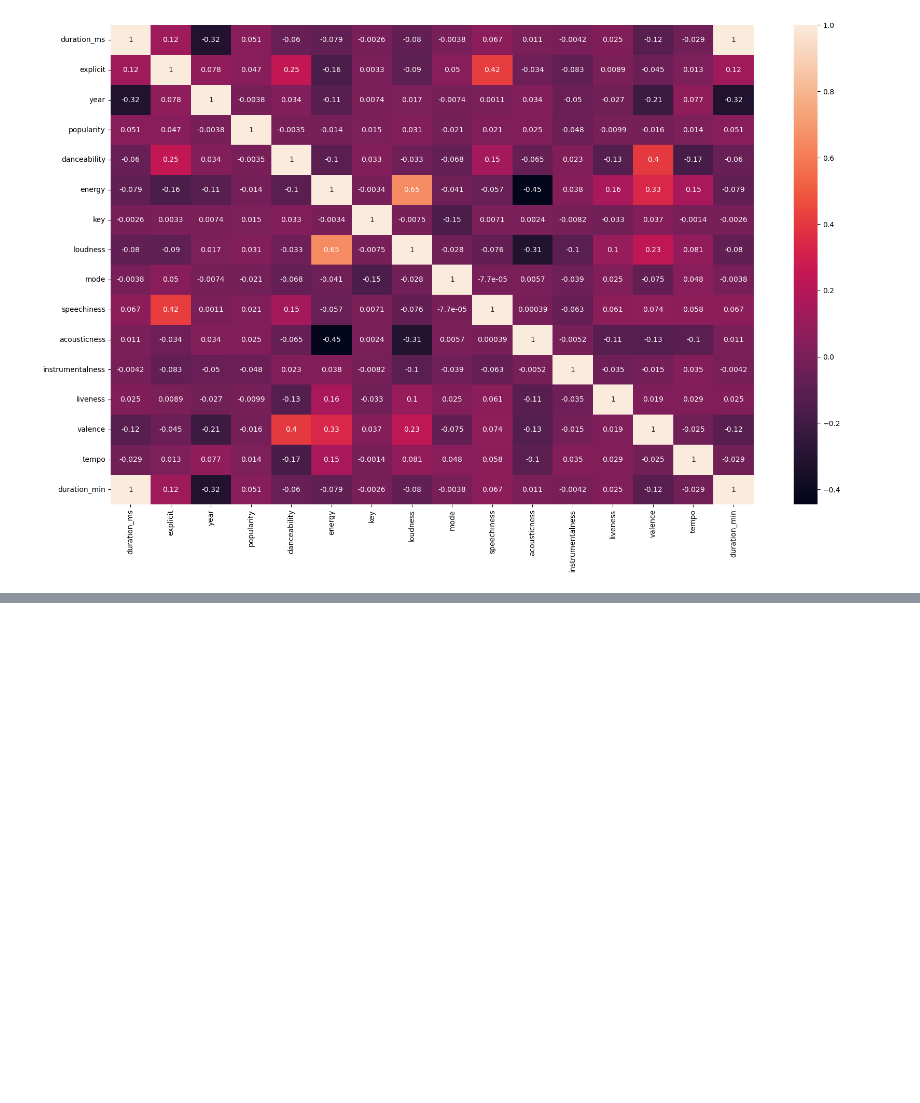
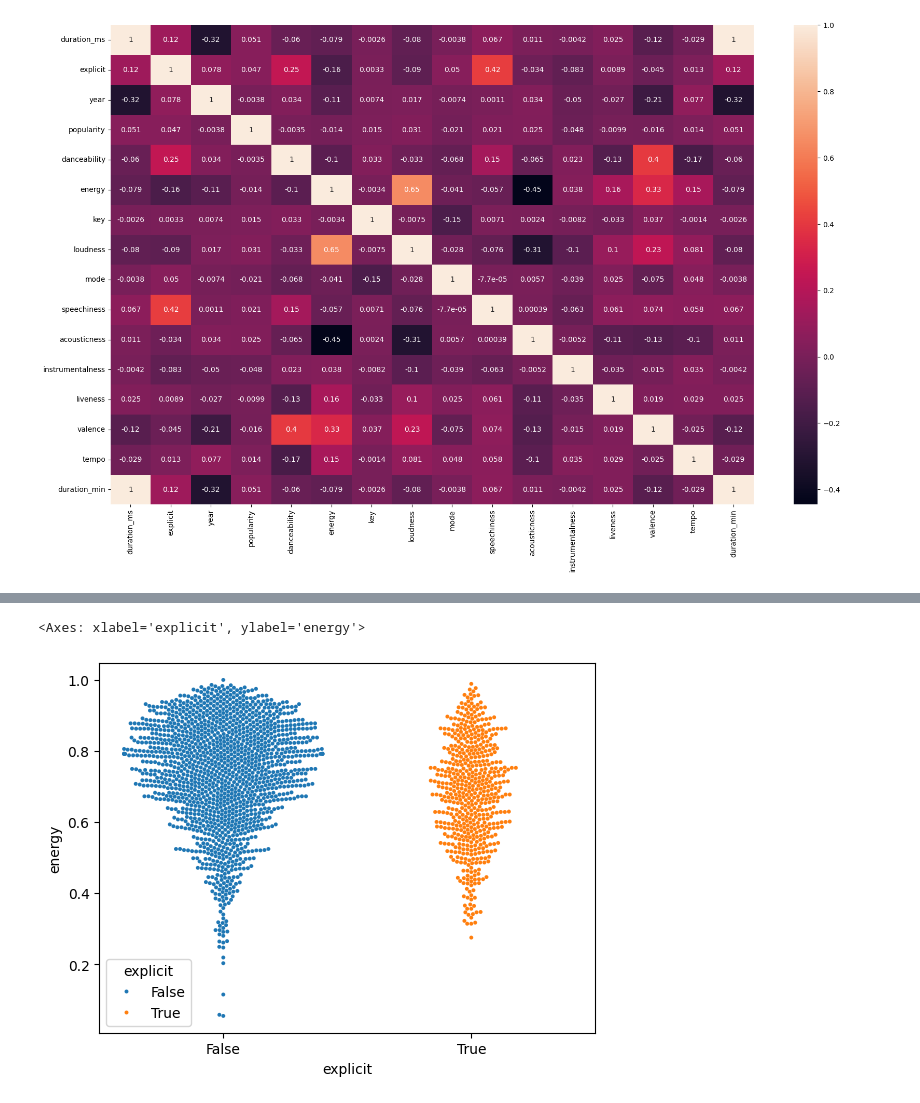
Before and after one commit to pnferreira/koru-analise-dados, a Jupyter notebook: aula5.ipynb, the cells around one changed output, grey strips where cells are left out. Saved outputs shown, nothing was run; the diff lists cells and outputs as text; code cells hidden in the pictures; blank space fills up the shorter version.

```diff
--- a/aula5.ipynb
+++ b/aula5.ipynb
@@ -143,0 +168,6 @@ sns.heatmap(df.corr(numeric_only=True), annot=True)
+# %%
+# Como os níveis de energia se comparam entre músicas explícitas e não explícitas?
+sns.swarmplot(x='explicit', y='energy', data=df, hue='explicit', size=2.8)
+# %% [output]
+<Axes: xlabel='explicit', ylabel='energy'>
+[figure, added]
```
Also changed, not shown: parts of 7 cells of this notebook, 1 other file.
